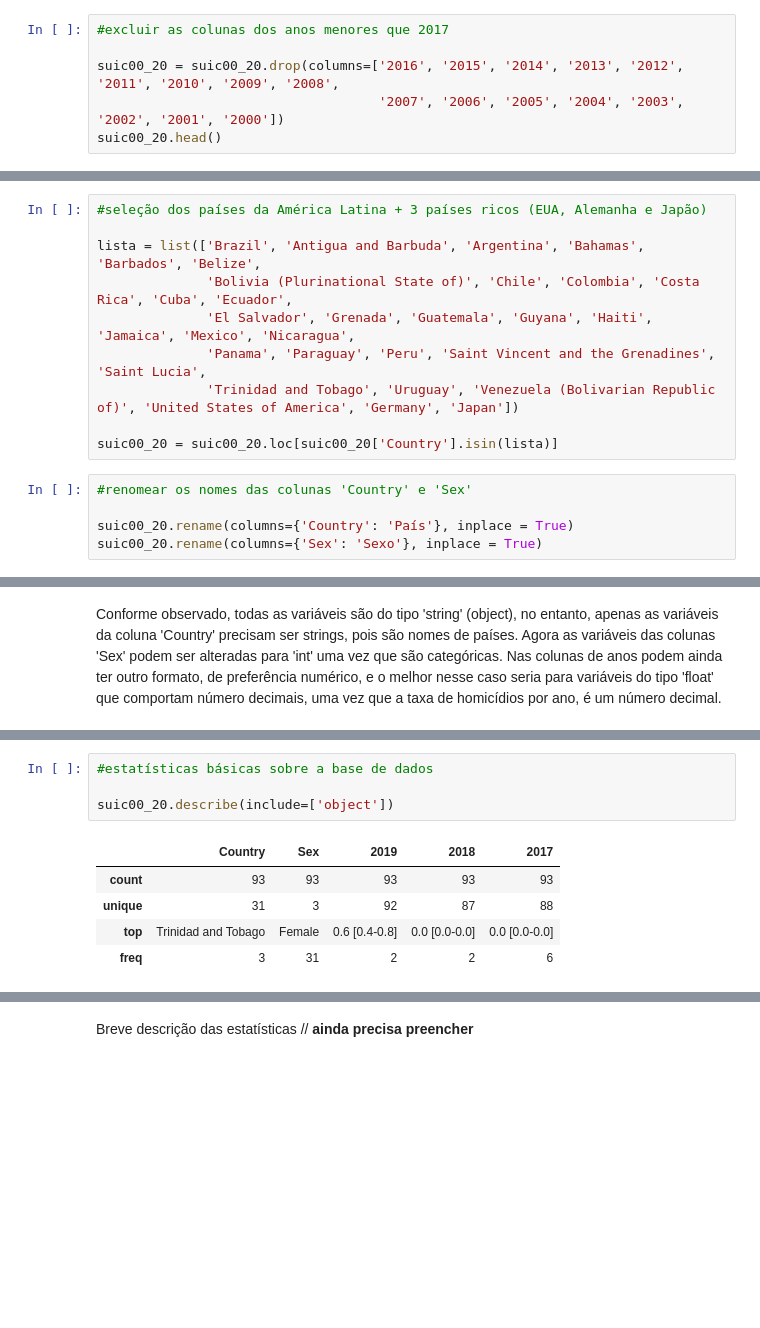
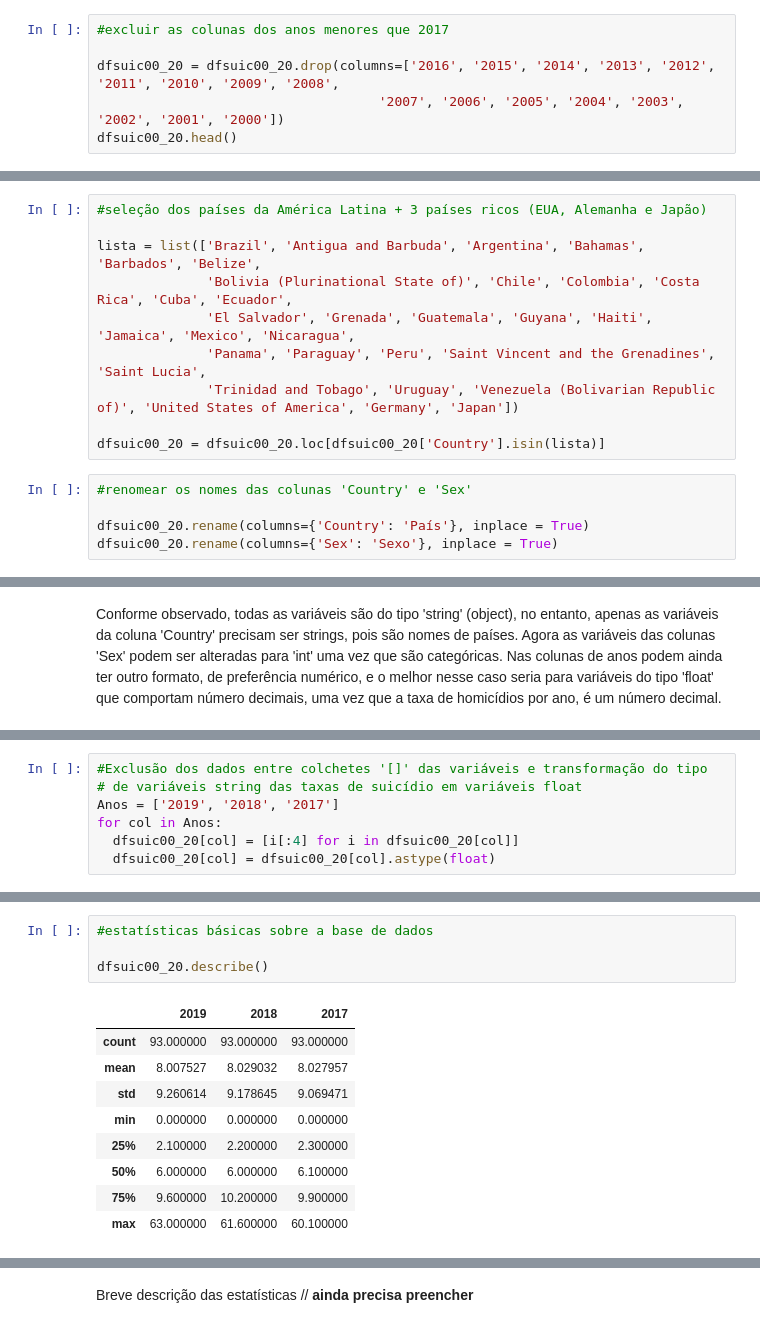
Before and after one commit to brunamulinari/TechLabsProject_PsiData, a Jupyter notebook: suicidios_saudemental_OMS.ipynb, the cells around one changed output, grey strips where cells are left out. Cells and saved outputs as stored; diff of their text form; blank space fills up the shorter version.

```diff
--- a/suicidios_saudemental_OMS.ipynb
+++ b/suicidios_saudemental_OMS.ipynb
@@ -35,9 +32,9 @@ suic00_20.head()
 # %%
 #excluir as colunas dos anos menores que 2017
 
-suic00_20 = suic00_20.drop(columns=['2016', '2015', '2014', '2013', '2012', '2011', '2010', '2009', '2008',
+dfsuic00_20 = dfsuic00_20.drop(columns=['2016', '2015', '2014', '2013', '2012', '2011', '2010', '2009', '2008',
                                     '2007', '2006', '2005', '2004', '2003', '2002', '2001', '2000'])
-suic00_20.head()
+dfsuic00_20.head()
 # %% [output]
 |  | Country | Sex | 2019 | 2018 | 2017 |
 | 0 | Afghanistan | Both sexes | 4.1 [2.3-7.0] | 4.1 [2.3-6.8] | 4.1 [2.3-6.8] |
@@ -54,12 +51,12 @@ lista = list(['Brazil', 'Antigua and Barbuda', 'Argentina', 'Bahamas', 'Barbados
               'Panama', 'Paraguay', 'Peru', 'Saint Vincent and the Grenadines', 'Saint Lucia',
               'Trinidad and Tobago', 'Uruguay', 'Venezuela (Bolivarian Republic of)', 'United States of America', 'Germany', 'Japan'])
 
-suic00_20 = suic00_20.loc[suic00_20['Country'].isin(lista)]
+dfsuic00_20 = dfsuic00_20.loc[dfsuic00_20['Country'].isin(lista)]
 # %%
 #renomear os nomes das colunas 'Country' e 'Sex'
 
-suic00_20.rename(columns={'Country': 'País'}, inplace = True)
-suic00_20.rename(columns={'Sex': 'Sexo'}, inplace = True)
+dfsuic00_20.rename(columns={'Country': 'País'}, inplace = True)
+dfsuic00_20.rename(columns={'Sex': 'Sexo'}, inplace = True)
 # %%
 #exibir as mudanças com a seleção específica de dados
 
@@ -115,0 +99,7 @@ SyntaxError: ignored
+# %%
+#Exclusão dos dados entre colchetes '[]' das variáveis e transformação do tipo
+# de variáveis string das taxas de suicídio em variáveis float
+Anos = ['2019', '2018', '2017']
+for col in Anos:
+  dfsuic00_20[col] = [i[:4] for i in dfsuic00_20[col]]
+  dfsuic00_20[col] = dfsuic00_20[col].astype(float)
@@ -116,10 +124,14 @@ SyntaxError: ignored
 # %%
 #estatísticas básicas sobre a base de dados
 
-suic00_20.describe(include=['object'])
+dfsuic00_20.describe()
 # %% [output]
-|  | Country | Sex | 2019 | 2018 | 2017 |
-| count | 93 | 93 | 93 | 93 | 93 |
-| unique | 31 | 3 | 92 | 87 | 88 |
-| top | Trinidad and Tobago | Female | 0.6 [0.4-0.8] | 0.0 [0.0-0.0] | 0.0 [0.0-0.0] |
-| freq | 3 | 31 | 2 | 2 | 6 |
+|  | 2019 | 2018 | 2017 |
+| count | 93.000000 | 93.000000 | 93.000000 |
+| mean | 8.007527 | 8.029032 | 8.027957 |
+| std | 9.260614 | 9.178645 | 9.069471 |
+| min | 0.000000 | 0.000000 | 0.000000 |
+| 25% | 2.100000 | 2.200000 | 2.300000 |
+| 50% | 6.000000 | 6.000000 | 6.100000 |
+| 75% | 9.600000 | 10.200000 | 9.900000 |
+| max | 63.000000 | 61.600000 | 60.100000 |
```
Also changed, not shown: parts of 25 cells of this notebook.
